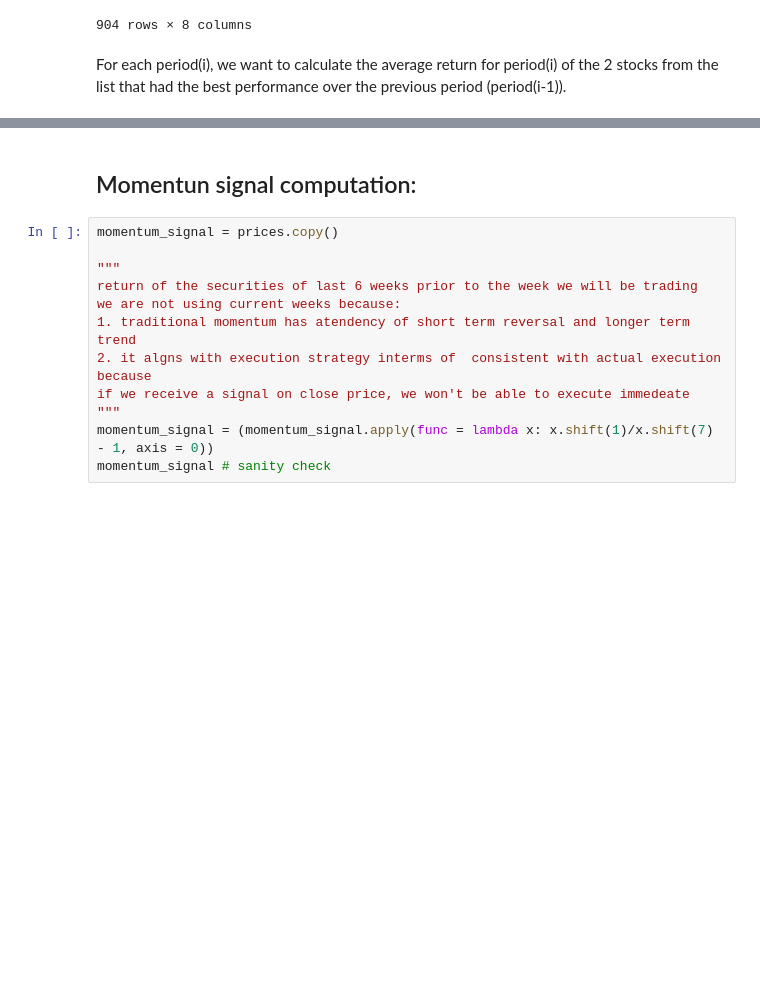
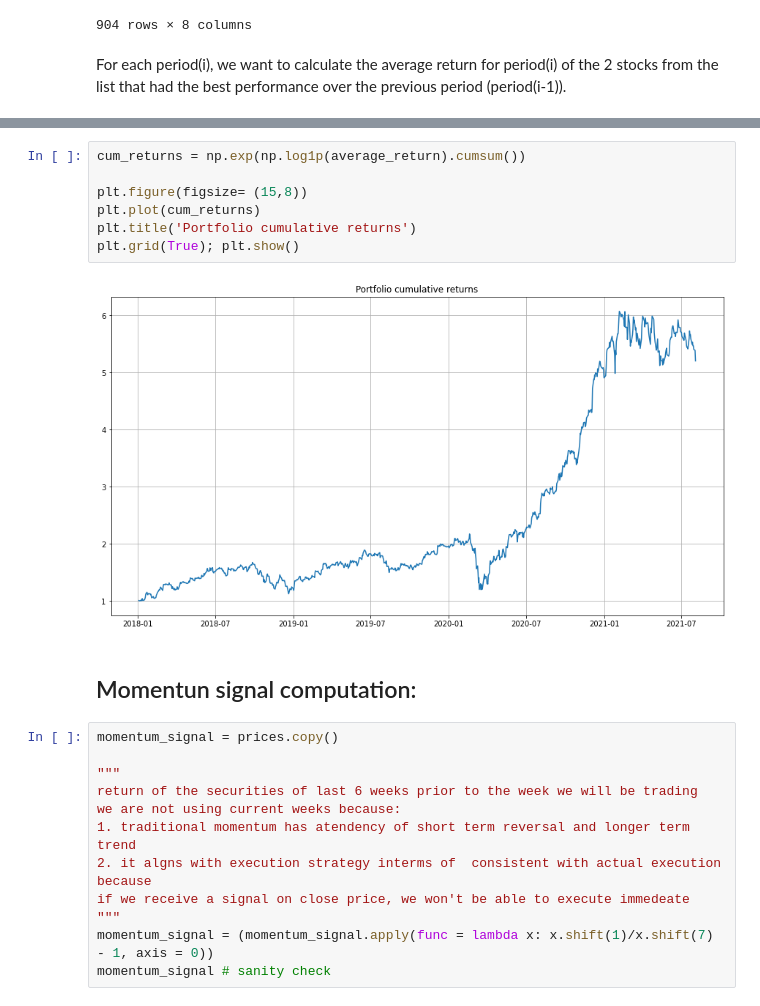
Before and after one commit to saritmaitra/Momentum_Trading, a Jupyter notebook: Weekly_Series_Momentum_Signal.ipynb, the cells around one changed output, grey strips where cells are left out. Drawn from its saved outputs; the diff is of its cells as text; blank space fills up the shorter version.

```diff
--- a/Weekly_Series_Momentum_Signal.ipynb
+++ b/Weekly_Series_Momentum_Signal.ipynb
@@ -145,5 +145,14 @@ Date
 2021-08-04         NaN
 Length: 904, dtype: float64
+# %%
+cum_returns = np.exp(np.log1p(average_return).cumsum())
+
+plt.figure(figsize= (15,8))
+plt.plot(cum_returns)
+plt.title('Portfolio cumulative returns')
+plt.grid(True); plt.show()
+# %% [output]
+[figure, added]
 # %% [markdown]
 ## Momentun signal computation:
 # %%
```
Also changed, not shown: parts of 15 cells of this notebook.
